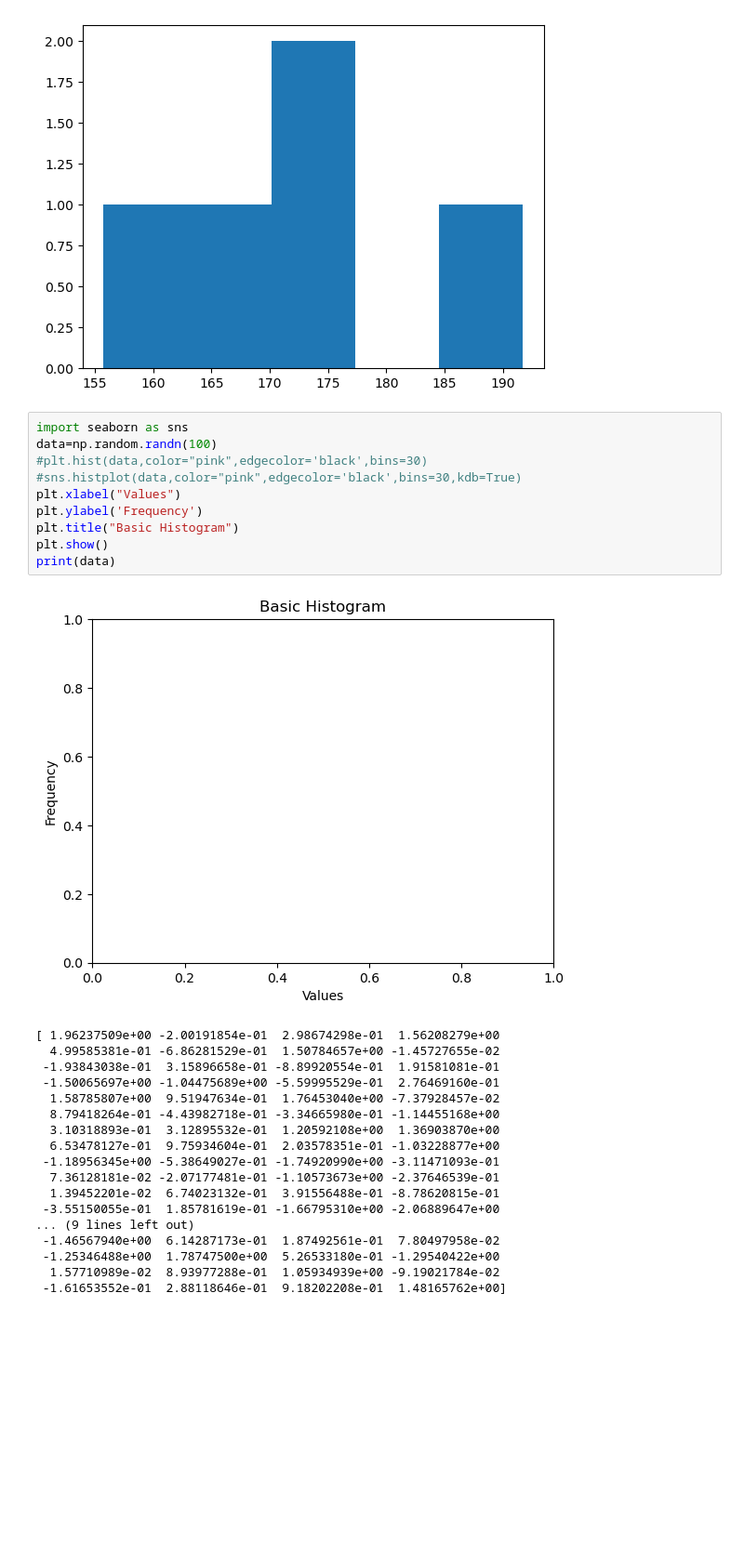
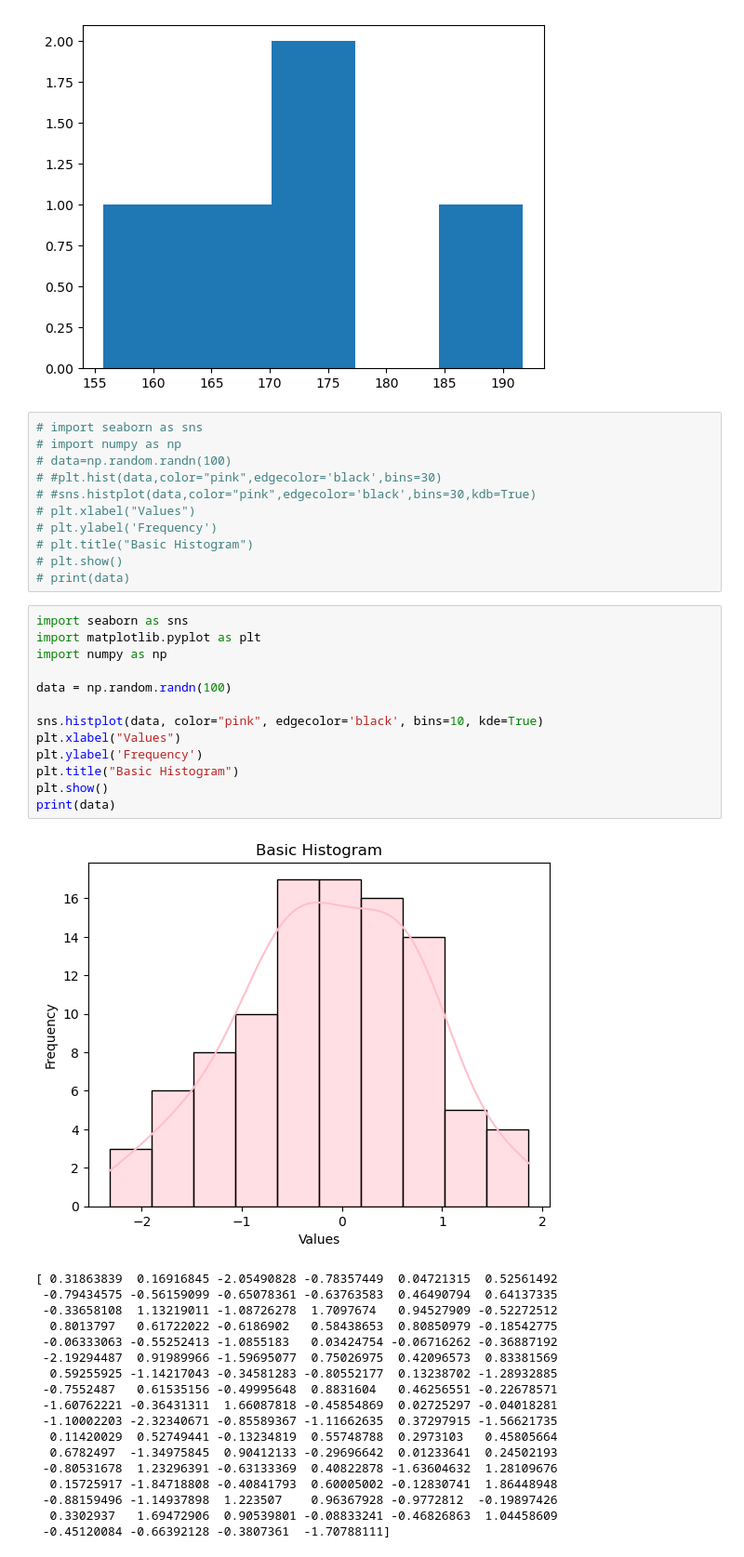
Before and after one commit to azartechnet/SanjithaBatch, a Jupyter notebook: Matplotlib.ipynb, the cells around one changed output. Shown at 93% size. Cells and saved outputs as stored; diff of their text form; blank space fills up the shorter version.

```diff
--- a/Matplotlib.ipynb
+++ b/Matplotlib.ipynb
@@ -211,31 +211,45 @@ plt.show()
 # %% [output]
 [figure]
 # %%
-import seaborn as sns
-data=np.random.randn(100)
-#plt.hist(data,color="pink",edgecolor='black',bins=30)
-#sns.histplot(data,color="pink",edgecolor='black',bins=30,kdb=True)
-plt.xlabel("Values")
-plt.ylabel('Frequency')
-plt.title("Basic Histogram")
-plt.show()
-print(data)
+# import seaborn as sns
+# import numpy as np
+# data=np.random.randn(100)
+# #plt.hist(data,color="pink",edgecolor='black',bins=30)
+# #sns.histplot(data,color="pink",edgecolor='black',bins=30,kdb=True)
+# plt.xlabel("Values")
+# plt.ylabel('Frequency')
+# plt.title("Basic Histogram")
+# plt.show()
+# print(data)
-# %% [output]
-[figure, removed]
-[ 1.96237509e+00 -2.00191854e-01  2.98674298e-01  1.56208279e+00
-  4.99585381e-01 -6.86281529e-01  1.50784657e+00 -1.45727655e-02
- -1.93843038e-01  3.15896658e-01 -8.89920554e-01  1.91581081e-01
- -1.50065697e+00 -1.04475689e+00 -5.59995529e-01  2.76469160e-01
-  1.58785807e+00  9.51947634e-01  1.76453040e+00 -7.37928457e-02
-  8.79418264e-01 -4.43982718e-01 -3.34665980e-01 -1.14455168e+00
-  3.10318893e-01  3.12895532e-01  1.20592108e+00  1.36903870e+00
-  6.53478127e-01  9.75934604e-01  2.03578351e-01 -1.03228877e+00
- -1.18956345e+00 -5.38649027e-01 -1.74920990e+00 -3.11471093e-01
-  7.36128181e-02 -2.07177481e-01 -1.10573673e+00 -2.37646539e-01
-  1.39452201e-02  6.74023132e-01  3.91556488e-01 -8.78620815e-01
- -3.55150055e-01  1.85781619e-01 -1.66795310e+00 -2.06889647e+00
-... (9 lines left out)
- -1.46567940e+00  6.14287173e-01  1.87492561e-01  7.80497958e-02
- -1.25346488e+00  1.78747500e+00  5.26533180e-01 -1.29540422e+00
-  1.57710989e-02  8.93977288e-01  1.05934939e+00 -9.19021784e-02
- -1.61653552e-01  2.88118646e-01  9.18202208e-01  1.48165762e+00]
+# %%
+import seaborn as sns
+import matplotlib.pyplot as plt
+import numpy as np
+
+data = np.random.randn(100)
+
+sns.histplot(data, color="pink", edgecolor='black', bins=10, kde=True)
+plt.xlabel("Values")
+plt.ylabel('Frequency')
+plt.title("Basic Histogram")
+plt.show()
+print(data)
+# %% [output]
+[figure, added]
+[ 0.31863839  0.16916845 -2.05490828 -0.78357449  0.04721315  0.52561492
+ -0.79434575 -0.56159099 -0.65078361 -0.63763583  0.46490794  0.64137335
+ -0.33658108  1.13219011 -1.08726278  1.7097674   0.94527909 -0.52272512
+  0.8013797   0.61722022 -0.6186902   0.58438653  0.80850979 -0.18542775
+ -0.06333063 -0.55252413 -1.0855183   0.03424754 -0.06716262 -0.36887192
+ -2.19294487  0.91989966 -1.59695077  0.75026975  0.42096573  0.83381569
+  0.59255925 -1.14217043 -0.34581283 -0.80552177  0.13238702 -1.28932885
+ -0.7552487   0.61535156 -0.49995648  0.8831604   0.46256551 -0.22678571
+ -1.60762221 -0.36431311  1.66087818 -0.45854869  0.02725297 -0.04018281
+ -1.10002203 -2.32340671 -0.85589367 -1.11662635  0.37297915 -1.56621735
+  0.11420029  0.52749441 -0.13234819  0.55748788  0.2973103   0.45805664
+  0.6782497  -1.34975845  0.90412133 -0.29696642  0.01233641  0.24502193
+ -0.80531678  1.23296391 -0.63133369  0.40822878 -1.63604632  1.28109676
+  0.15725917 -1.84718808 -0.40841793  0.60005002 -0.12830741  1.86448948
+ -0.88159496 -1.14937898  1.223507    0.96367928 -0.9772812  -0.19897426
+  0.3302937   1.69472906  0.90539801 -0.08833241 -0.46826863  1.04458609
+ -0.45120084 -0.66392128 -0.3807361  -1.70788111]
```
